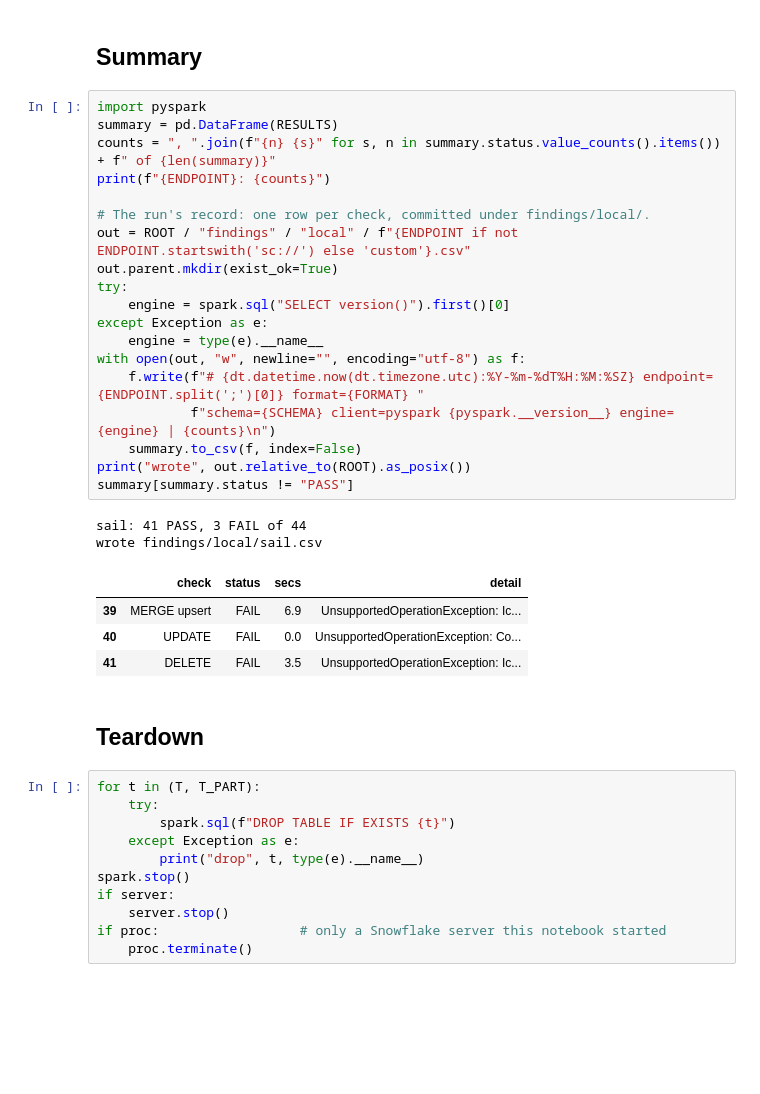
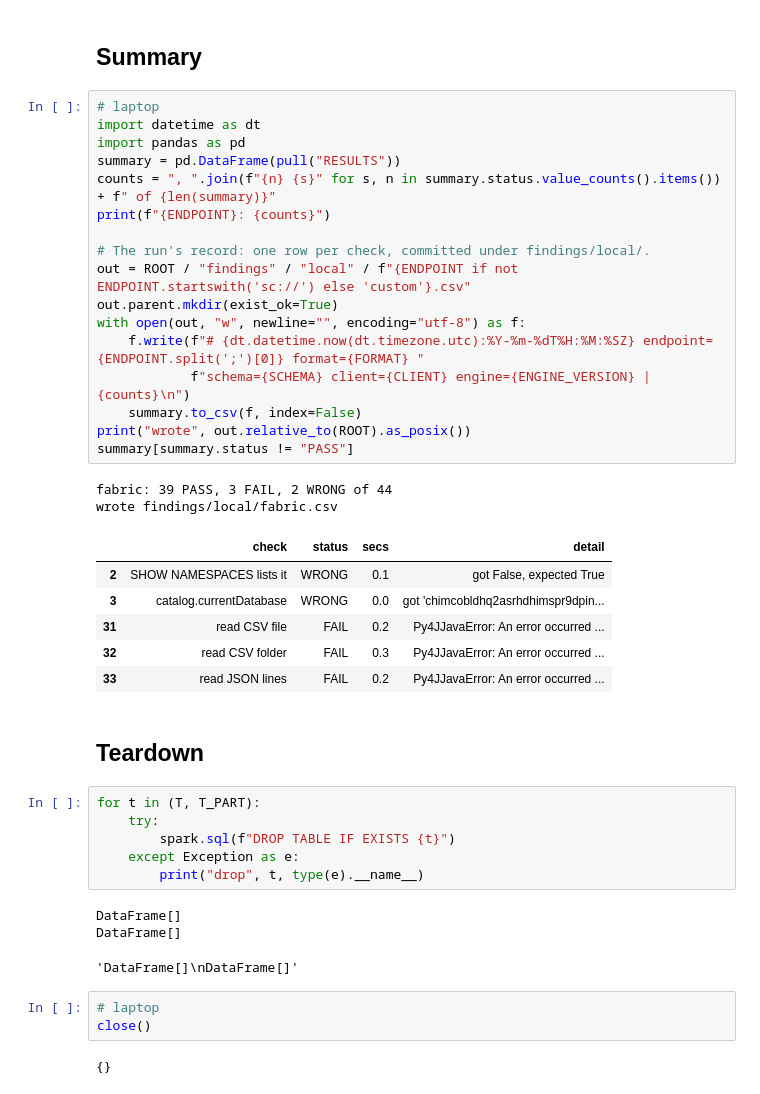
Before and after one commit to djouallah/spark-connect-demo, a Jupyter notebook: spark_connect.ipynb, the cells around one changed output. Cells and saved outputs as stored; diff of their text form; blank space fills up the shorter version.

```diff
--- a/spark_connect.ipynb
+++ b/spark_connect.ipynb
@@ -355,31 +454,31 @@ PASS  CREATE TABLE PARTITIONED BY + INSERT (17.1s)
 # %% [markdown]
 ## Summary
 # %%
-import pyspark
-summary = pd.DataFrame(RESULTS)
+# laptop
+import datetime as dt
+import pandas as pd
+summary = pd.DataFrame(pull("RESULTS"))
 counts = ", ".join(f"{n} {s}" for s, n in summary.status.value_counts().items()) + f" of {len(summary)}"
 print(f"{ENDPOINT}: {counts}")
 
 # The run's record: one row per check, committed under findings/local/.
 out = ROOT / "findings" / "local" / f"{ENDPOINT if not ENDPOINT.startswith('sc://') else 'custom'}.csv"
 out.parent.mkdir(exist_ok=True)
-try:
-    engine = spark.sql("SELECT version()").first()[0]
-except Exception as e:
-    engine = type(e).__name__
 with open(out, "w", newline="", encoding="utf-8") as f:
     f.write(f"# {dt.datetime.now(dt.timezone.utc):%Y-%m-%dT%H:%M:%SZ} endpoint={ENDPOINT.split(';')[0]} format={FORMAT} "
-            f"schema={SCHEMA} client=pyspark {pyspark.__version__} engine={engine} | {counts}\n")
+            f"schema={SCHEMA} client={CLIENT} engine={ENGINE_VERSION} | {counts}\n")
     summary.to_csv(f, index=False)
 print("wrote", out.relative_to(ROOT).as_posix())
 summary[summary.status != "PASS"]
 # %% [output]
-sail: 41 PASS, 3 FAIL of 44
-wrote findings/local/sail.csv
+fabric: 39 PASS, 3 FAIL, 2 WRONG of 44
+wrote findings/local/fabric.csv
 |  | check | status | secs | detail |
-| 39 | MERGE upsert | FAIL | 6.9 | UnsupportedOperationException: Ic... |
-| 40 | UPDATE | FAIL | 0.0 | UnsupportedOperationException: Co... |
-| 41 | DELETE | FAIL | 3.5 | UnsupportedOperationException: Ic... |
+| 2 | SHOW NAMESPACES lists it | WRONG | 0.1 | got False, expected True |
+| 3 | catalog.currentDatabase | WRONG | 0.0 | got 'chimcobldhq2asrhdhimspr9dpin... |
+| 31 | read CSV file | FAIL | 0.2 | Py4JJavaError: An error occurred ... |
+| 32 | read CSV folder | FAIL | 0.3 | Py4JJavaError: An error occurred ... |
+| 33 | read JSON lines | FAIL | 0.2 | Py4JJavaError: An error occurred ... |
 # %% [markdown]
 ## Teardown
 # %%
@@ -388,8 +487,12 @@ for t in (T, T_PART):
         spark.sql(f"DROP TABLE IF EXISTS {t}")
     except Exception as e:
         print("drop", t, type(e).__name__)
-spark.stop()
-if server:
-    server.stop()
-if proc:                  # only a Snowflake server this notebook started
-    proc.terminate()
+# %% [output]
+DataFrame[]
+DataFrame[]
+'DataFrame[]\nDataFrame[]'
+# %%
+# laptop
+close()
+# %% [output]
+{}
```
Also changed, not shown: parts of 10 cells of this notebook, 4 other files.
